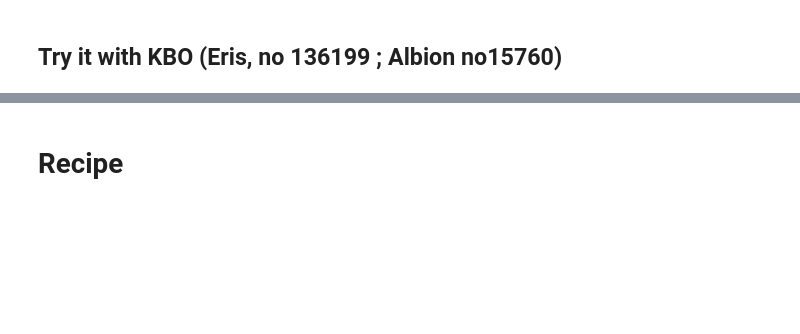
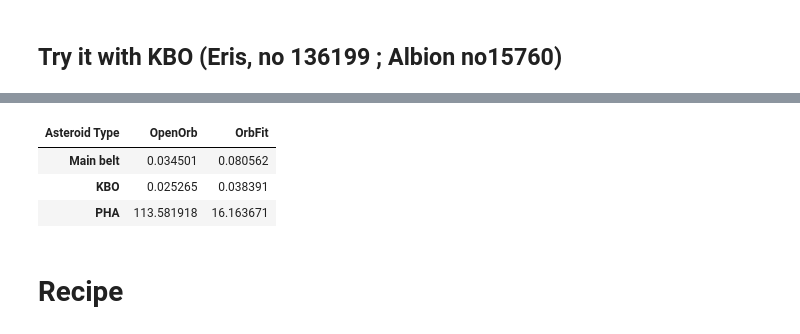
Before and after one commit to dirac-institute/iCompare, a Jupyter notebook: 2019OK.ipynb, the cells around one changed output, grey strips where cells are left out. Drawn from its saved outputs; the diff is of its cells as text; code cells hidden in the pictures; blank space fills up the shorter version.

```diff
--- a/2019OK.ipynb
+++ b/2019OK.ipynb
@@ -800,4 +840,5 @@ Precision of Orbfit w/r/t  JPL: [0.01235871 0.01161685 0.01657228 ... 0.01890804
 # %%
 el_jpl, coord_jpl, coord_OpenOrb, coord_OrbFit = get_ephems("2018 VP1", start, stop, obs)
-outputs(coord_jpl, coord_OpenOrb, coord_OrbFit)
+gc1_vp1, gc2_vp1, table_vp1 = outputs(coord_jpl, coord_OpenOrb, coord_OrbFit)
+table_vp1
 # %% [output]
@@ -824,5 +865,6 @@ Precision of Orbfit w/r/t  JPL: [0.01041319 0.00352533 0.00834768 ... 0.24099971
 | Maximum | 113.581918 | 16.163671 |
 # %%
 el_jpl, coord_jpl, coord_OpenOrb, coord_OrbFit = get_ephems(101955, start, stop, obs)
-outputs(coord_jpl, coord_OpenOrb, coord_OrbFit)
+gc1_955, gc2_955, table_955 = outputs(coord_jpl, coord_OpenOrb, coord_OrbFit)
+table_955
 # %% [output]
@@ -861,5 +903,6 @@ Name: 7, Length: 3653, dtype: float64', which is not in range [0,60). Treating a
 | Maximum | 0.180340 | 0.286108 |
 # %%
 el_jpl, coord_jpl, coord_OpenOrb, coord_OrbFit = get_ephems(99942, start, stop, obs)
-outputs(coord_jpl, coord_OpenOrb, coord_OrbFit)
+gc1_42, gc2_42, table_42 = outputs(coord_jpl, coord_OpenOrb, coord_OrbFit)
+table_42
 # %% [output]
@@ -898,0 +1035,21 @@ Name: 7, Length: 3653, dtype: float64', which is not in range [0,60). Treating a
+# %%
+gc1_mba = np.array([gc1_lyd])
+max1_mba = np.max(gc1_mba)
+gc2_mba = np.array([gc2_lyd])
+max2_mba = np.max(gc2_mba)
+max_mba = np.array([max1_mba, max2_mba])
+
+gc1_kbo = np.array([gc1_er, gc1_alb])
+max1_kbo = np.max(gc1_kbo)
+gc2_kbo = np.array([gc2_er, gc2_alb])
+max2_kbo = np.max(gc2_kbo)
+max_kbo = np.array([max1_kbo, max2_kbo])
+
+gc1_pha = np.array([gc1_vp1, gc1_955, gc1_42])
+max1_pha = np.max([gc1_pha])
+gc2_pha = np.array([gc2_vp1, gc2_955, gc2_42])
+max2_pha = np.max([gc2_pha])
+max_pha = np.array([max1_pha, max2_pha])
+
+
+total_max = np.array([max_mba, max_kbo, max_pha])
@@ -899,3 +1062,14 @@ Name: 7, Length: 3653, dtype: float64', which is not in range [0,60). Treating a
+# %%
+table = pd.DataFrame(data= total_max, columns=['OpenOrb', 'OrbFit'])
+table = table.rename(index={0: f"Main belt", 1: "KBO", 2: "PHA"})
+table = table.rename_axis("Asteroid Type", axis="columns")
+table = table.style.apply(color_map)
+table
+# %% [output]
+| Asteroid Type | OpenOrb | OrbFit |
+| Main belt | 0.034501 | 0.080562 |
+| KBO | 0.025265 | 0.038391 |
+| PHA | 113.581918 | 16.163671 |
 # %% [markdown]
 # Recipe
 # %%
```
Also changed, not shown: parts of 26 cells of this notebook, 3 other files.
